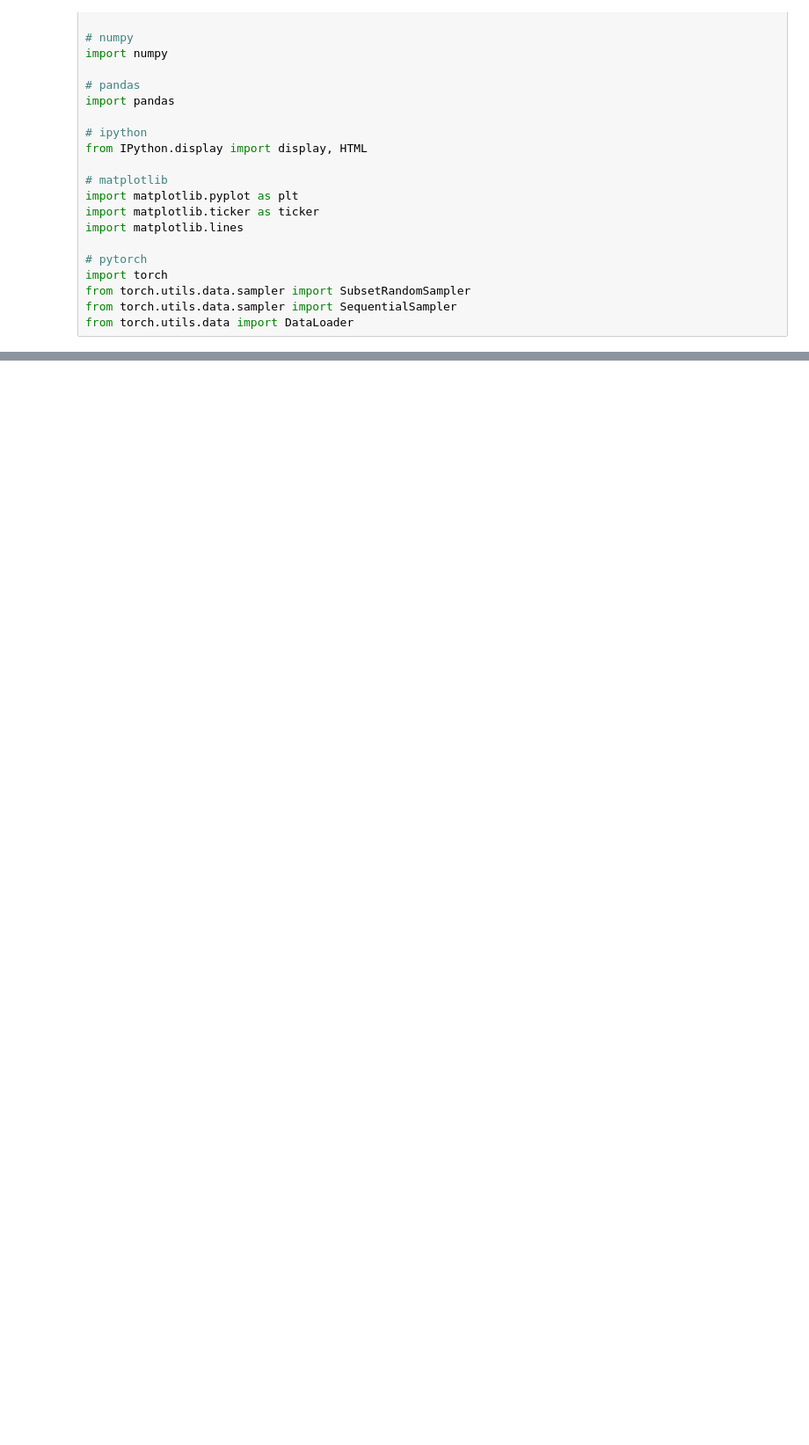
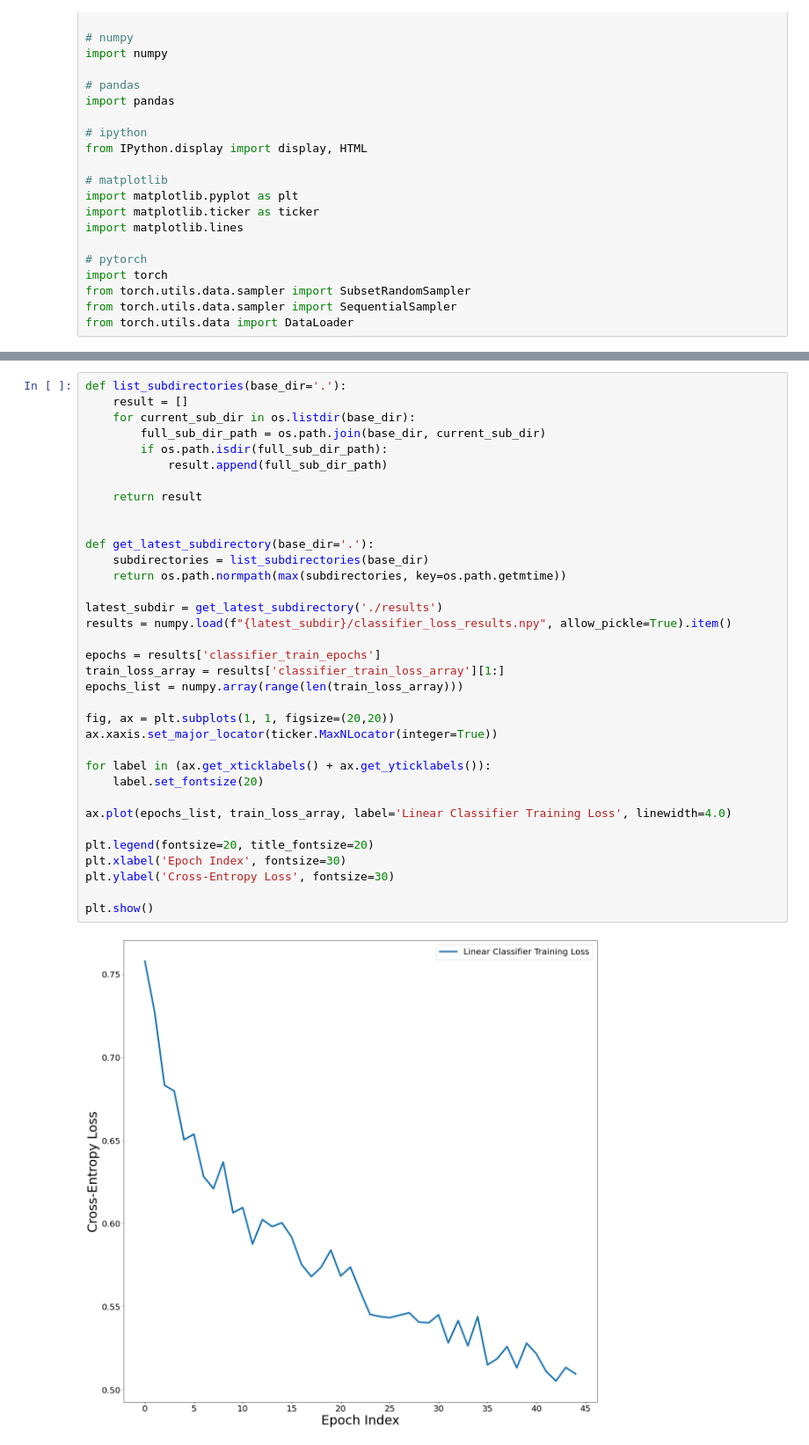
Before and after one commit to royvelich/advanced-topics-in-deep-learning-236605-hw1, a Jupyter notebook: plots.ipynb, the cells around one changed output, grey strips where cells are left out. Shown at 88% size. Cells and saved outputs as stored; diff of their text form; blank space fills up the shorter version.

```diff
--- a/plots.ipynb
+++ b/plots.ipynb
@@ -61,0 +64,37 @@ plt.show()
+# %%
+def list_subdirectories(base_dir='.'):
+    result = []
+    for current_sub_dir in os.listdir(base_dir):
+        full_sub_dir_path = os.path.join(base_dir, current_sub_dir)
+        if os.path.isdir(full_sub_dir_path):
+            result.append(full_sub_dir_path)
+
+    return result
+
+
+def get_latest_subdirectory(base_dir='.'):
+    subdirectories = list_subdirectories(base_dir)
+    return os.path.normpath(max(subdirectories, key=os.path.getmtime))
+
+latest_subdir = get_latest_subdirectory('./results')
+results = numpy.load(f"{latest_subdir}/classifier_loss_results.npy", allow_pickle=True).item()
+
+epochs = results['classifier_train_epochs']
+train_loss_array = results['classifier_train_loss_array'][1:]
+epochs_list = numpy.array(range(len(train_loss_array)))
+
+fig, ax = plt.subplots(1, 1, figsize=(20,20))
+ax.xaxis.set_major_locator(ticker.MaxNLocator(integer=True))
+
+for label in (ax.get_xticklabels() + ax.get_yticklabels()):
+    label.set_fontsize(20)
+
+ax.plot(epochs_list, train_loss_array, label='Linear Classifier Training Loss', linewidth=4.0)
+
+plt.legend(fontsize=20, title_fontsize=20)
+plt.xlabel('Epoch Index', fontsize=30)
+plt.ylabel('Cross-Entropy Loss', fontsize=30)
+
+plt.show()
+# %% [output]
+[figure, added]
```
Also changed, not shown: parts of 2 cells of this notebook, 4 other files.
